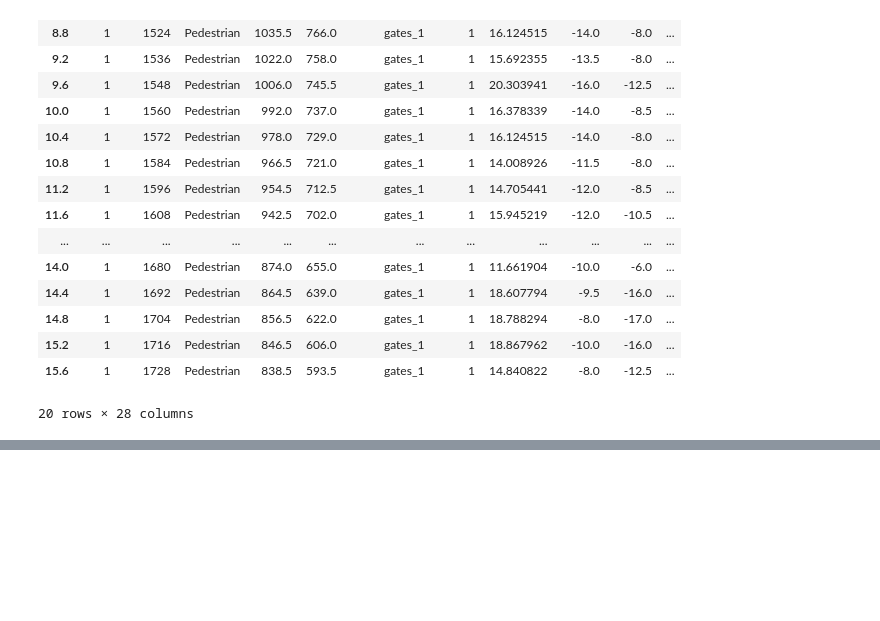
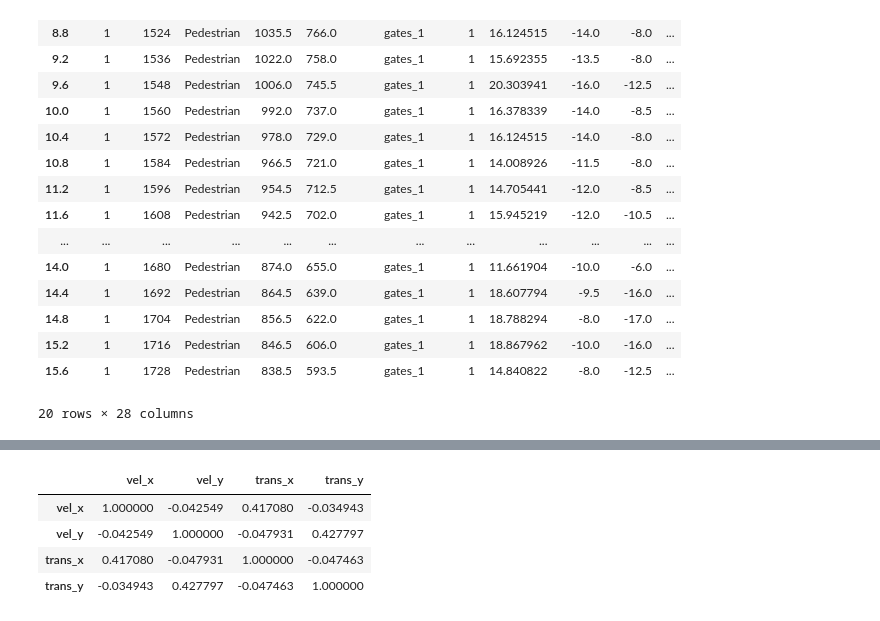
Before and after one commit to tmralmeida/class-cond-trajpred, a Jupyter notebook: notebooks/1-data-translated-rotated.ipynb, the cells around one changed output, grey strips where cells are left out. Saved outputs shown, nothing was run; the diff lists cells and outputs as text; code cells hidden in the pictures; blank space fills up the shorter version.

```diff
--- a/notebooks/1-data-translated-rotated.ipynb
+++ b/notebooks/1-data-translated-rotated.ipynb
@@ -175,0 +230,8 @@ for sample in dataset:
+# %%
+correlation_matrix
+# %% [output]
+|  | vel_x | vel_y | trans_x | trans_y |
+| vel_x | 1.000000 | -0.042549 | 0.417080 | -0.034943 |
+| vel_y | -0.042549 | 1.000000 | -0.047931 | 0.427797 |
+| trans_x | 0.417080 | -0.047931 | 1.000000 | -0.047463 |
+| trans_y | -0.034943 | 0.427797 | -0.047463 | 1.000000 |
```
Also changed, not shown: parts of 9 cells of this notebook.
